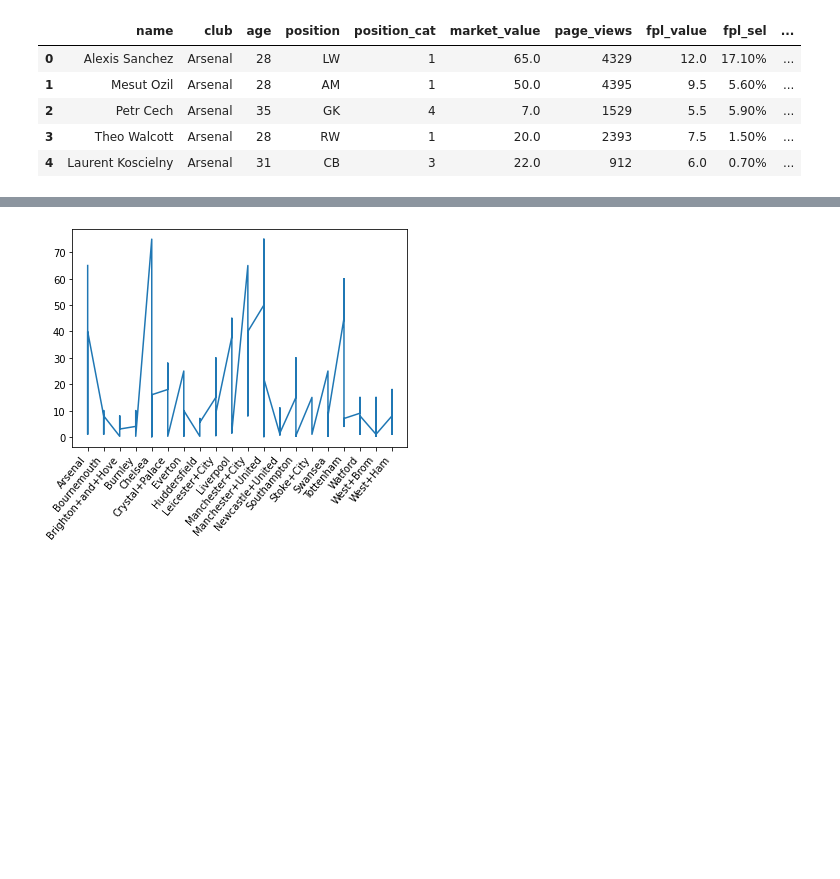
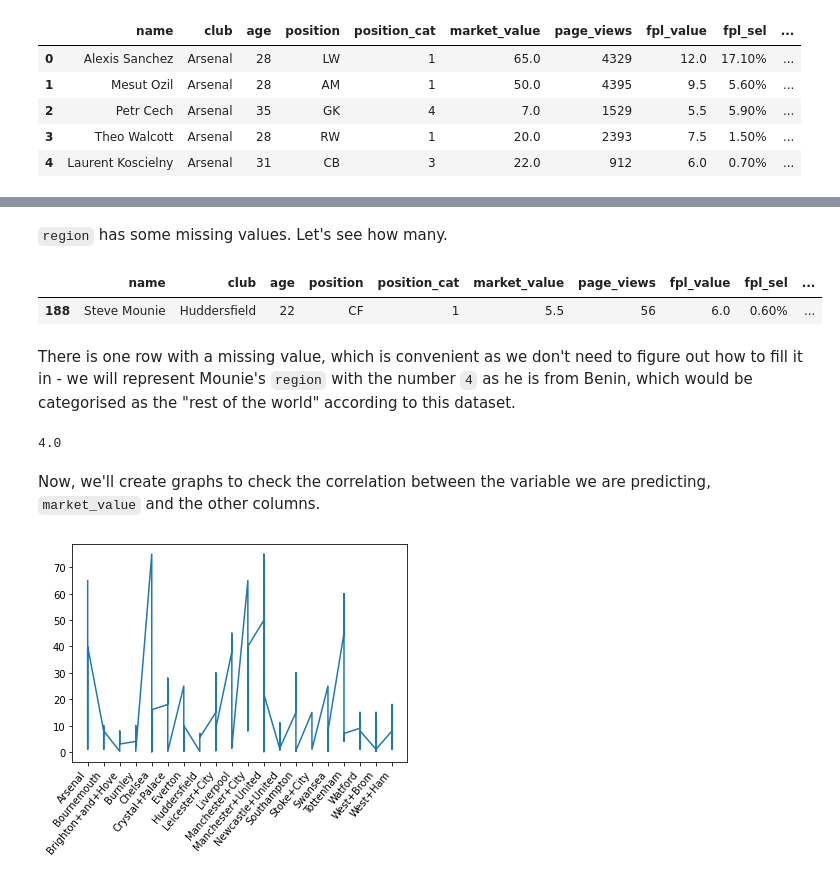
Before and after one commit to AmritShetra/football_stats, a Jupyter notebook: Notebook.ipynb, the cells around one changed output, grey strips where cells are left out. Cells and saved outputs as stored; diff of their text form; code cells hidden in the pictures; blank space fills up the shorter version.

```diff
--- a/Notebook.ipynb
+++ b/Notebook.ipynb
@@ -33,3 +50,19 @@ Index(['name', 'club', 'age', 'position', 'position_cat', 'market_value',
+# %% [markdown]
+`region` has some missing values. Let's see how many.
+# %%
+data[data.isnull().any(axis=1)]
+# %% [output]
+|  | name | club | age | position | position_cat | market_value | page_views | fpl_value | fpl_sel | ... |
+| 188 | Steve Mounie | Huddersfield | 22 | CF | 1 | 5.5 | 56 | 6.0 | 0.60% | ... |
+# %% [markdown]
+There is one row with a missing value, which is convenient as we don't need to figure out how to fill it in - we will represent Mounie's `region` with the number `4` as he is from Benin, which would be categorised as the "rest of the world" according to this dataset.
+# %%
+data.fillna(4, inplace=True)
+data.iloc[188]['region']
+# %% [output]
+4.0
+# %% [markdown]
+Now, we'll create graphs to check the correlation between the variable we are predicting, `market_value` and the other columns.
 # %%
 fig, ax = plt.subplots()
 ax.plot(
```
Also changed, not shown: parts of 7 cells of this notebook, 3 other files.
